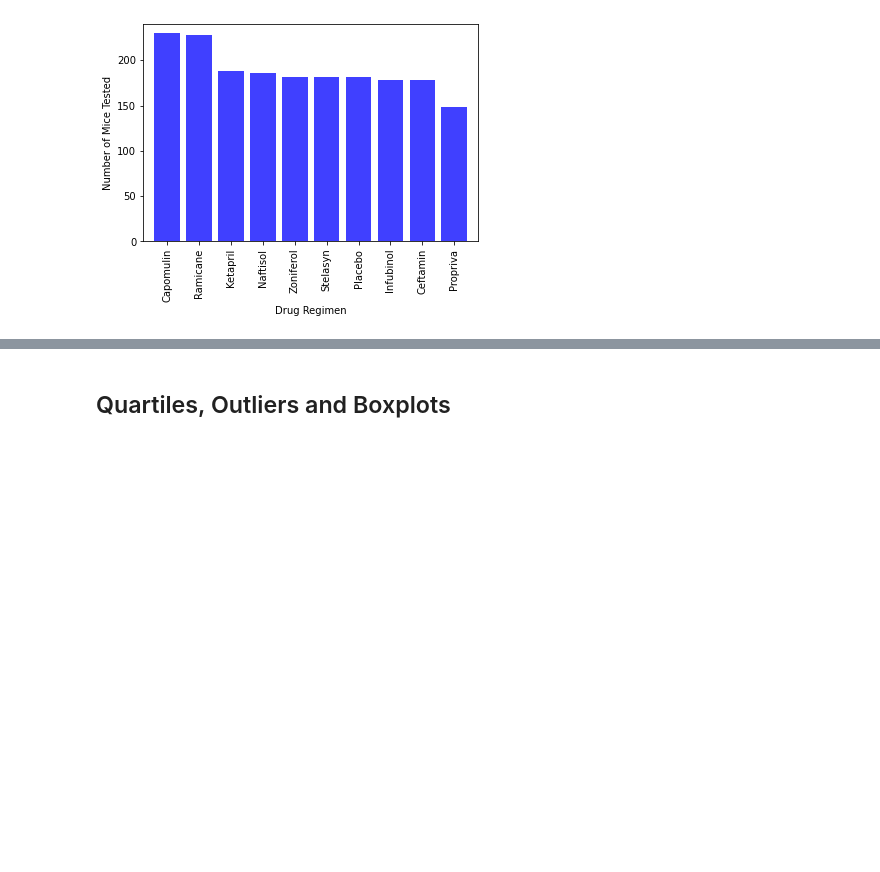
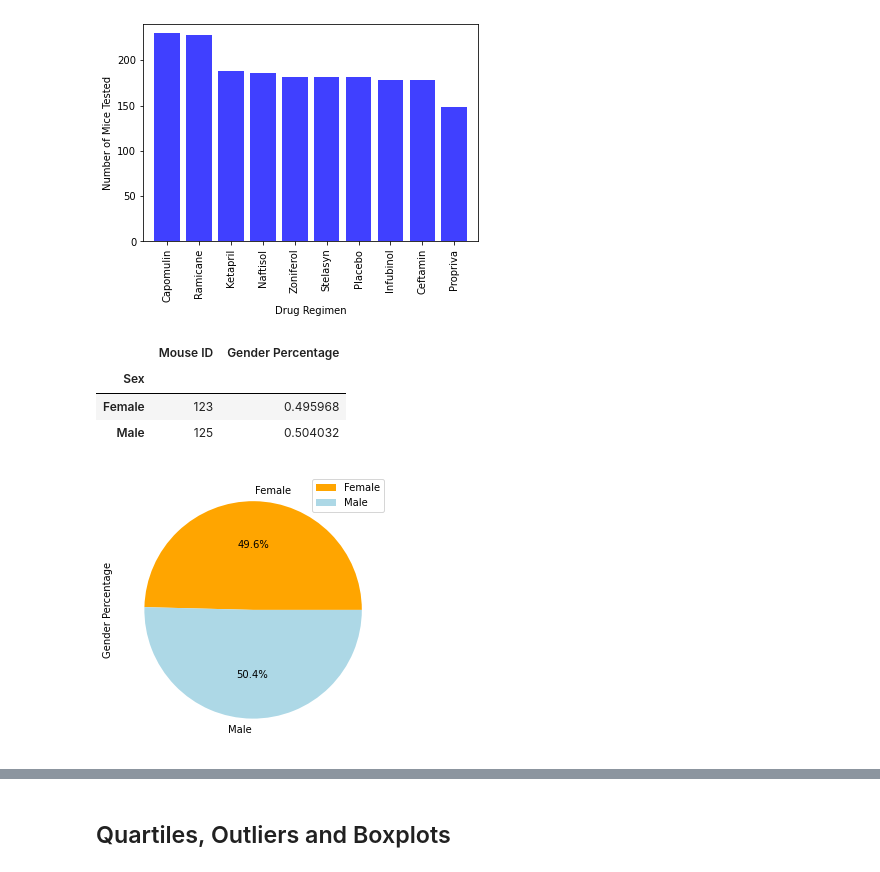
Before and after one commit to DasaSimo/Matplotlib-challenge, a Jupyter notebook: Pymaceuticals/pymaceuticals.ipynb, the cells around one changed output, grey strips where cells are left out. Cells and saved outputs as stored; diff of their text form; code cells hidden in the pictures; blank space fills up the shorter version.

Commit message:
pie plots added

```diff
--- a/Pymaceuticals/pymaceuticals.ipynb
+++ b/Pymaceuticals/pymaceuticals.ipynb
@@ -296,7 +296,25 @@ plt.xticks(rotation=90)
 plt.show()
 # %% [output]
 [figure]
+# %%
+# Generate a pie plot showing the distribution of female versus male mice using Pandas
+mouseID_df = reset_data[["Mouse ID","Sex"]].drop_duplicates()
+mouseID_df
+gender= mouseID_df.groupby(["Sex"])
+gender_count = gender.count()
+
+gender_count["Gender Percentage"]=gender_count /mouse_clean_count
+
+gender_count
+# %% [output]
+|  | Mouse ID | Gender Percentage |
+| Sex |  |  |
+| Female | 123 | 0.495968 |
+| Male | 125 | 0.504032 |
 # %%
 # Generate a pie plot showing the distribution of female versus male mice using Pandas
+plot = gender_count.plot.pie(y="Gender Percentage", figsize=(5,5), autopct="%1.1f%%", colors=["orange","lightblue"])
+# %% [output]
+[figure, added]
 # %%
 # Generate a pie plot showing the distribution of female versus male mice using pyplot
```
Also changed, not shown: parts of 1 cell of this notebook.
